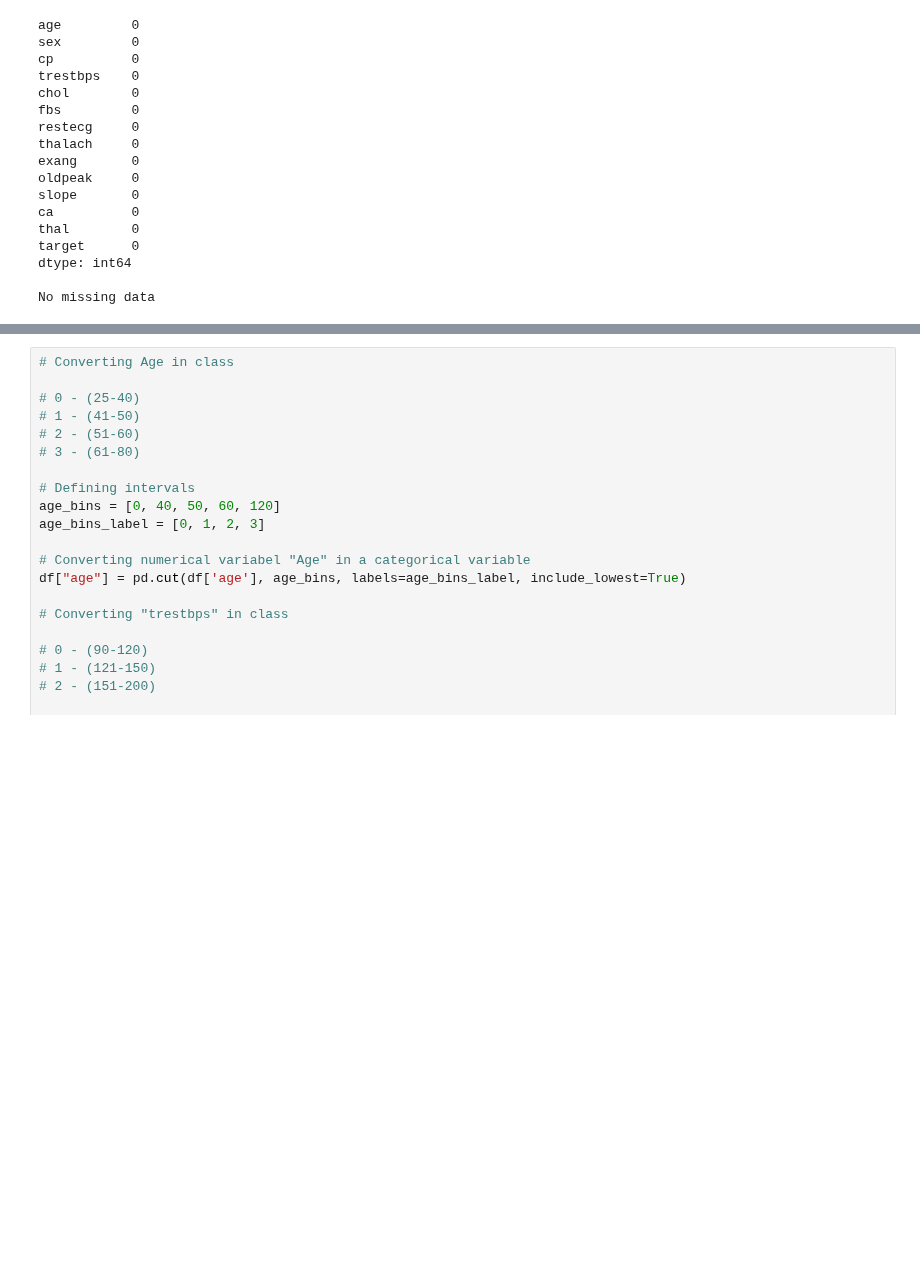
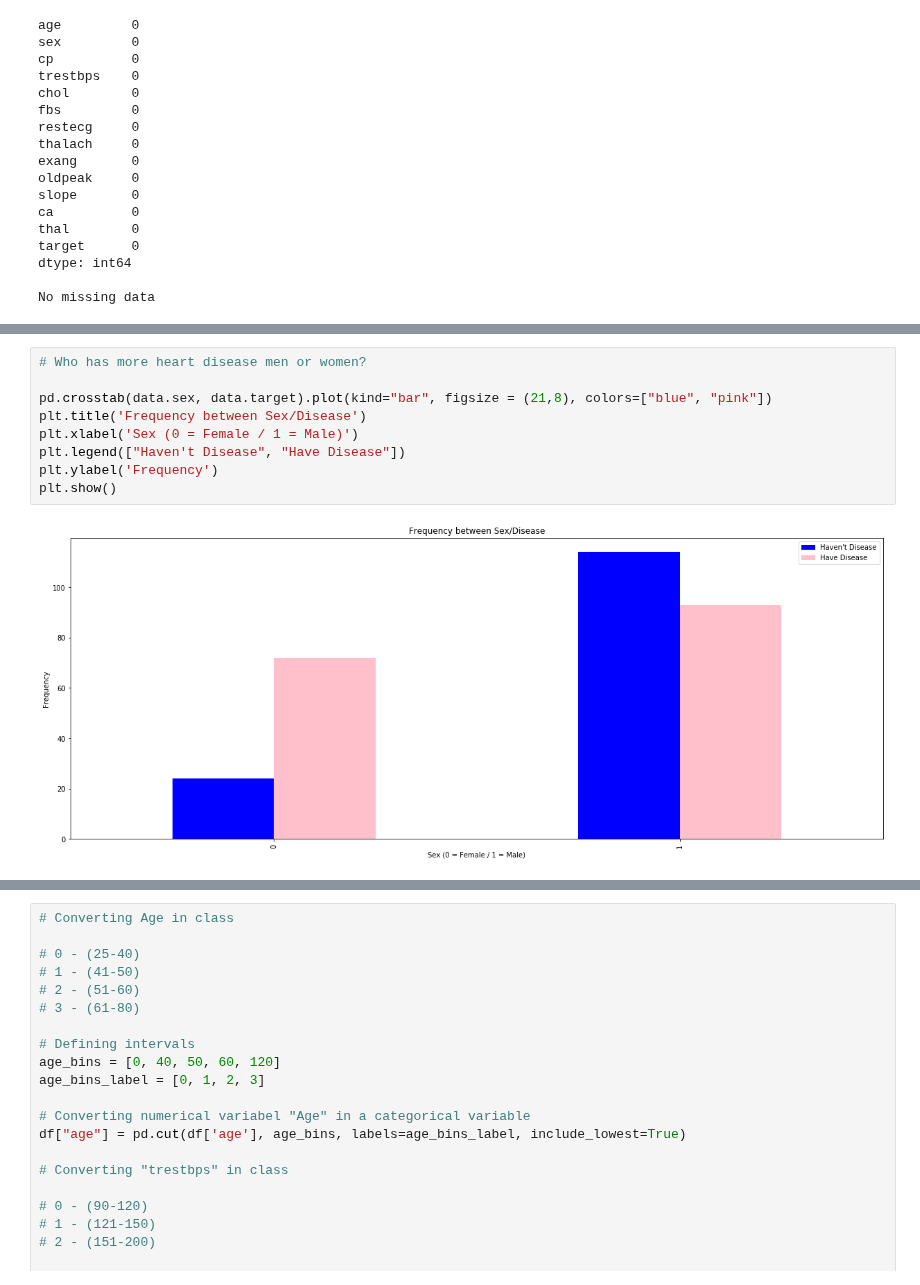
Before and after one commit to marcosrochedo/data-projects, a Jupyter notebook: heart-disease-predict/heart-disease-predict/heart-disease-kaggle.ipynb, the cells around one changed output, grey strips where cells are left out. Drawn from its saved outputs; the diff is of its cells as text; blank space fills up the shorter version.

```diff
--- a/heart-disease-predict/heart-disease-predict/heart-disease-kaggle.ipynb
+++ b/heart-disease-predict/heart-disease-predict/heart-disease-kaggle.ipynb
@@ -96,0 +133,11 @@ No missing data
+# %%
+# Who has more heart disease men or women?
+
+pd.crosstab(data.sex, data.target).plot(kind="bar", figsize = (21,8), colors=["blue", "pink"])
+plt.title('Frequency between Sex/Disease')
+plt.xlabel('Sex (0 = Female / 1 = Male)')
+plt.legend(["Haven't Disease", "Have Disease"])
+plt.ylabel('Frequency')
+plt.show()
+# %% [output]
+[figure, added]
```
Also changed, not shown: parts of 8 cells of this notebook.
